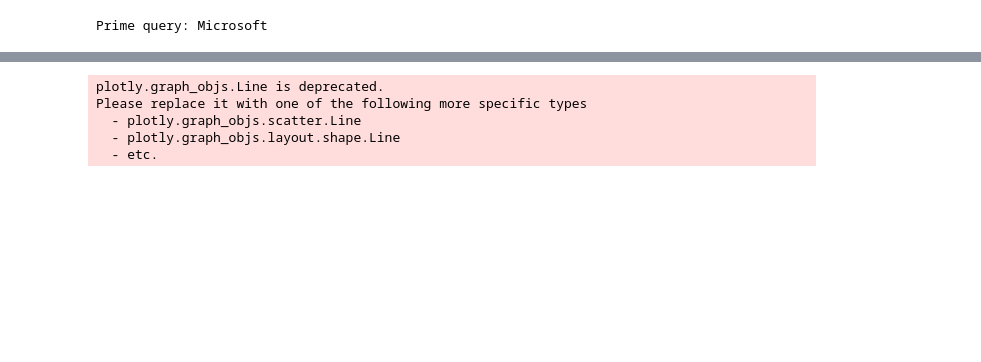
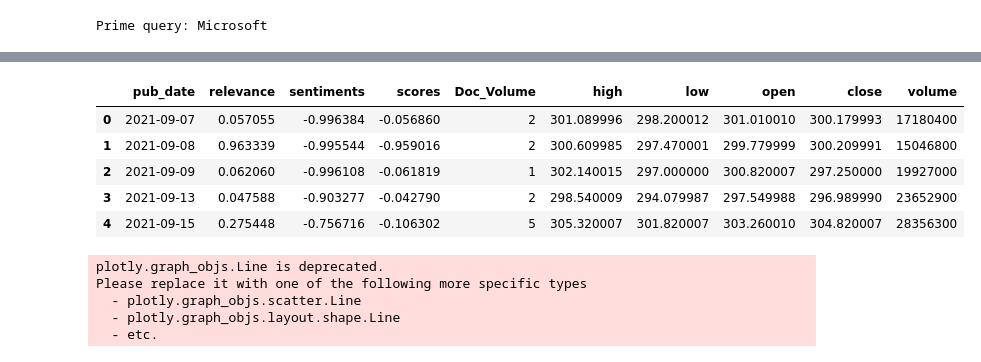
Before and after one commit to adp12/CourseProject, a Jupyter notebook: corpus_updated.ipynb, the cells around one changed output, grey strips where cells are left out. Saved outputs shown, nothing was run; the diff lists cells and outputs as text; code cells hidden in the pictures; blank space fills up the shorter version.

```diff
--- a/corpus_updated.ipynb
+++ b/corpus_updated.ipynb
@@ -850,12 +881,17 @@ low = response['chart']['result'][0]['indicators']['quote'][0]['low']
 opn = response['chart']['result'][0]['indicators']['quote'][0]['open']
 cls = response['chart']['result'][0]['indicators']['quote'][0]['close']
 # %%
-df3 = pd.DataFrame()
-df3['date']=date
-df3['high']=high
-df3['low']=low
-df3['open']=opn
-df3['close']=cls
-df3['volume']=volume
-df3.loc[:,'date'] = pd.to_datetime(df3.loc[:,'date'], unit='s')
-df3.loc[:,'date'] = pd.to_datetime(df3.loc[:,'date'].dt.strftime('%Y/%m/%d'))
+price_df = pd.DataFrame()
+price_df['date']=date
+price_df['high']=high
+price_df['low']=low
+price_df['open']=opn
+price_df['close']=cls
+price_df['volume']=volume
+price_df.loc[:,'date'] = pd.to_datetime(price_df.loc[:,'date'], unit='s')
+price_df.loc[:,'date'] = pd.to_datetime(price_df.loc[:,'date'].dt.strftime('%Y/%m/%d'))
+
+dff =dff.reset_index()
+
+price_df = pd.merge(dff, price_df, left_on='pub_date', right_on='date')
+price_df = price_df.drop(columns=['date'])
@@ -863,0 +898,9 @@ dff=dff.reset_index()
+# %%
+price_df.head()
+# %% [output]
+|  | pub_date | relevance | sentiments | scores | Doc_Volume | high | low | open | close | volume |
+| 0 | 2021-09-07 | 0.057055 | -0.996384 | -0.056860 | 2 | 301.089996 | 298.200012 | 301.010010 | 300.179993 | 17180400 |
+| 1 | 2021-09-08 | 0.963339 | -0.995544 | -0.959016 | 2 | 300.609985 | 297.470001 | 299.779999 | 300.209991 | 15046800 |
+| 2 | 2021-09-09 | 0.062060 | -0.996108 | -0.061819 | 1 | 302.140015 | 297.000000 | 300.820007 | 297.250000 | 19927000 |
+| 3 | 2021-09-13 | 0.047588 | -0.903277 | -0.042790 | 2 | 298.540009 | 294.079987 | 297.549988 | 296.989990 | 23652900 |
+| 4 | 2021-09-15 | 0.275448 | -0.756716 | -0.106302 | 5 | 305.320007 | 301.820007 | 303.260010 | 304.820007 | 28356300 |
```
Also changed, not shown: parts of 52 cells of this notebook.
